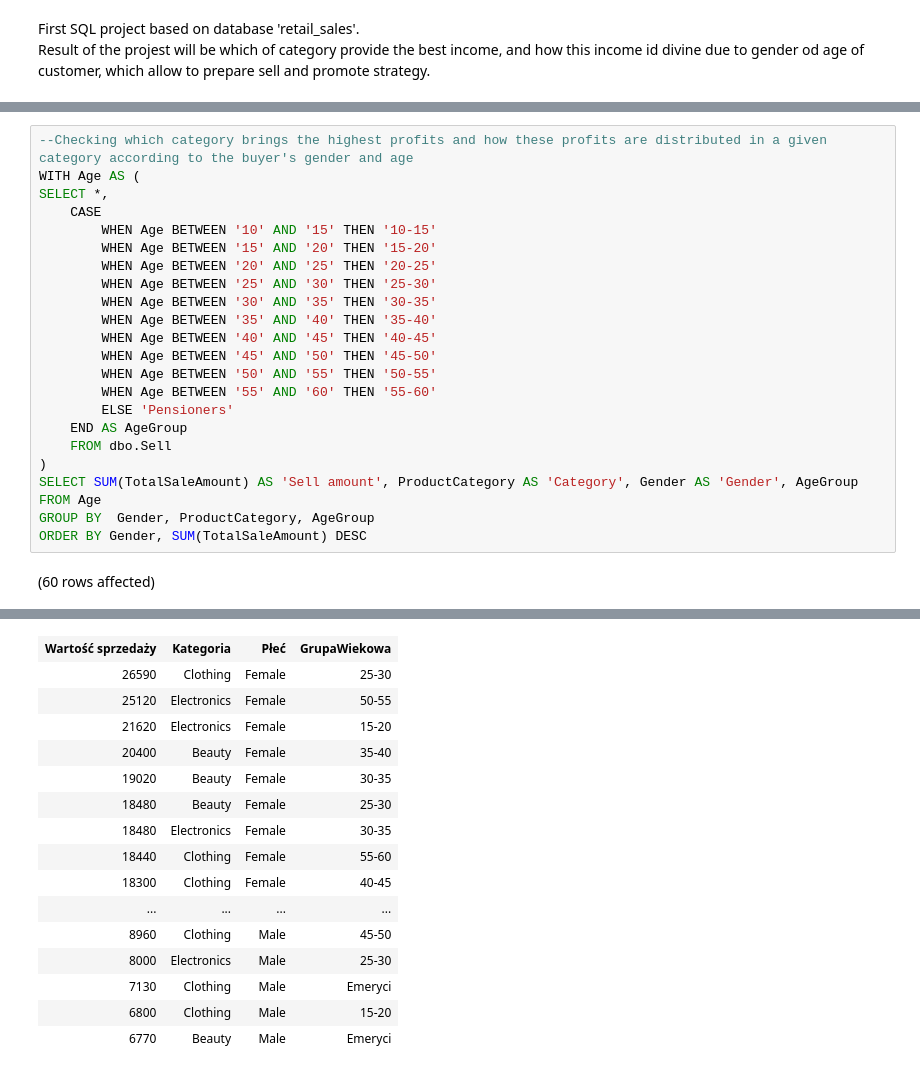
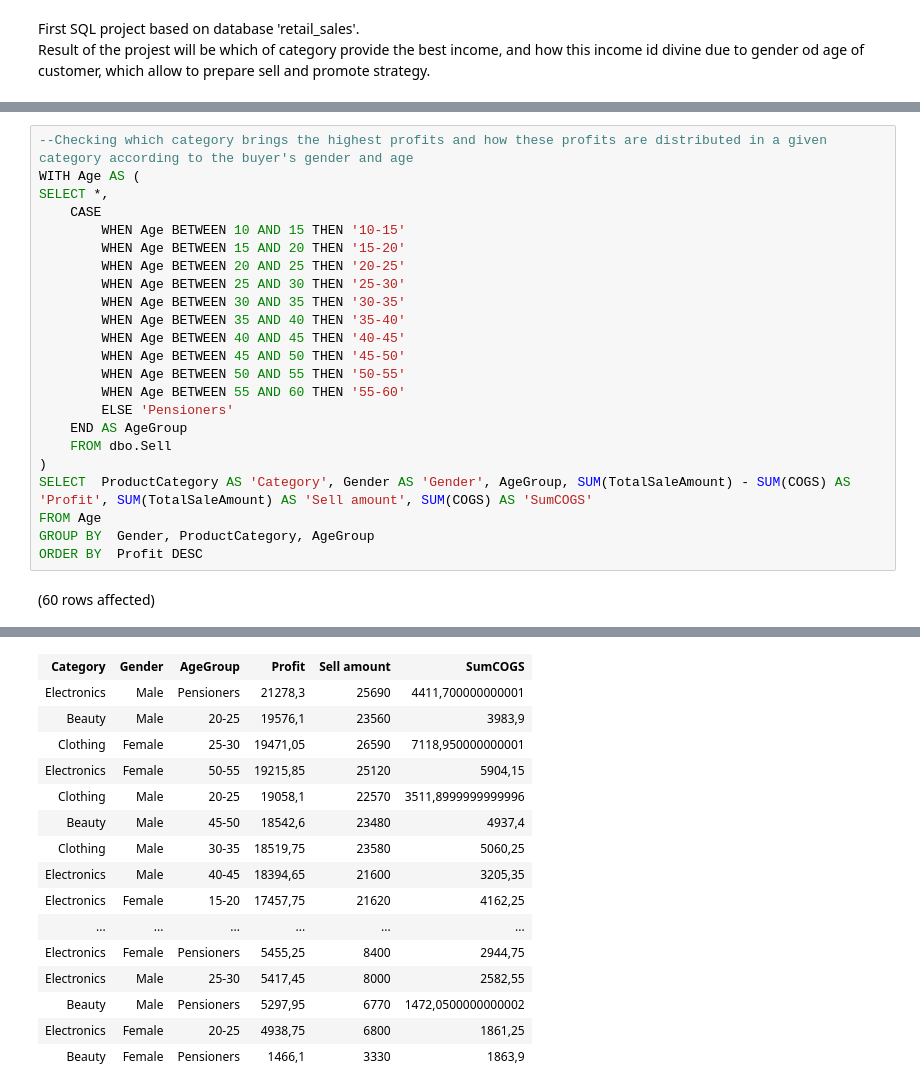
Before and after one commit to JacekO98/Retail_sales, a Jupyter notebook: Retail_sales_nextstep_GIT.ipynb, the cells around one changed output, grey strips where cells are left out. Drawn from its saved outputs; the diff is of its cells as text.

```diff
--- a/Retail_sales_nextstep_GIT.ipynb
+++ b/Retail_sales_nextstep_GIT.ipynb
@@ -73,23 +72,23 @@ Total execution time: 00:00:00.013
 WITH Age AS (
 SELECT *,
     CASE
-        WHEN Age BETWEEN '10' AND '15' THEN '10-15'
-        WHEN Age BETWEEN '15' AND '20' THEN '15-20'
-        WHEN Age BETWEEN '20' AND '25' THEN '20-25'
-        WHEN Age BETWEEN '25' AND '30' THEN '25-30'
-        WHEN Age BETWEEN '30' AND '35' THEN '30-35'
-        WHEN Age BETWEEN '35' AND '40' THEN '35-40'
-        WHEN Age BETWEEN '40' AND '45' THEN '40-45'
-        WHEN Age BETWEEN '45' AND '50' THEN '45-50'
-        WHEN Age BETWEEN '50' AND '55' THEN '50-55'
-        WHEN Age BETWEEN '55' AND '60' THEN '55-60'
+        WHEN Age BETWEEN 10 AND 15 THEN '10-15'
+        WHEN Age BETWEEN 15 AND 20 THEN '15-20'
+        WHEN Age BETWEEN 20 AND 25 THEN '20-25'
+        WHEN Age BETWEEN 25 AND 30 THEN '25-30'
+        WHEN Age BETWEEN 30 AND 35 THEN '30-35'
+        WHEN Age BETWEEN 35 AND 40 THEN '35-40'
+        WHEN Age BETWEEN 40 AND 45 THEN '40-45'
+        WHEN Age BETWEEN 45 AND 50 THEN '45-50'
+        WHEN Age BETWEEN 50 AND 55 THEN '50-55'
+        WHEN Age BETWEEN 55 AND 60 THEN '55-60'
         ELSE 'Pensioners'
     END AS AgeGroup
     FROM dbo.Sell
 )
-SELECT SUM(TotalSaleAmount) AS 'Sell amount', ProductCategory AS 'Category', Gender AS 'Gender', AgeGroup
+SELECT  ProductCategory AS 'Category', Gender AS 'Gender', AgeGroup, SUM(TotalSaleAmount) - SUM(COGS) AS 'Profit', SUM(TotalSaleAmount) AS 'Sell amount', SUM(COGS) AS 'SumCOGS'
 FROM Age
 GROUP BY  Gender, ProductCategory, AgeGroup
-ORDER BY Gender, SUM(TotalSaleAmount) DESC
+ORDER BY  Profit DESC
 # %% [output]
 (60 rows affected)
@@ -97,16 +96,16 @@ Total execution time: 00:00:00.025
-| Wartość sprzedaży | Kategoria | Płeć | GrupaWiekowa |
-| 26590 | Clothing | Female | 25-30 |
-| 25120 | Electronics | Female | 50-55 |
-| 21620 | Electronics | Female | 15-20 |
-| 20400 | Beauty | Female | 35-40 |
-| 19020 | Beauty | Female | 30-35 |
-| 18480 | Beauty | Female | 25-30 |
-| 18480 | Electronics | Female | 30-35 |
-| 18440 | Clothing | Female | 55-60 |
-| 18300 | Clothing | Female | 40-45 |
-| ... | ... | ... | ... |
-| 8960 | Clothing | Male | 45-50 |
-| 8000 | Electronics | Male | 25-30 |
-| 7130 | Clothing | Male | Emeryci |
-| 6800 | Clothing | Male | 15-20 |
-| 6770 | Beauty | Male | Emeryci |
+| Category | Gender | AgeGroup | Profit | Sell amount | SumCOGS |
+| Electronics | Male | Pensioners | 21278,3 | 25690 | 4411,700000000001 |
+| Beauty | Male | 20-25 | 19576,1 | 23560 | 3983,9 |
+| Clothing | Female | 25-30 | 19471,05 | 26590 | 7118,950000000001 |
+| Electronics | Female | 50-55 | 19215,85 | 25120 | 5904,15 |
+| Clothing | Male | 20-25 | 19058,1 | 22570 | 3511,8999999999996 |
+| Beauty | Male | 45-50 | 18542,6 | 23480 | 4937,4 |
+| Clothing | Male | 30-35 | 18519,75 | 23580 | 5060,25 |
+| Electronics | Male | 40-45 | 18394,65 | 21600 | 3205,35 |
+| Electronics | Female | 15-20 | 17457,75 | 21620 | 4162,25 |
+| ... | ... | ... | ... | ... | ... |
+| Electronics | Female | Pensioners | 5455,25 | 8400 | 2944,75 |
+| Electronics | Male | 25-30 | 5417,45 | 8000 | 2582,55 |
+| Beauty | Male | Pensioners | 5297,95 | 6770 | 1472,0500000000002 |
+| Electronics | Female | 20-25 | 4938,75 | 6800 | 1861,25 |
+| Beauty | Female | Pensioners | 1466,1 | 3330 | 1863,9 |
```
Also changed, not shown: parts of 8 cells of this notebook, 5 other files.
